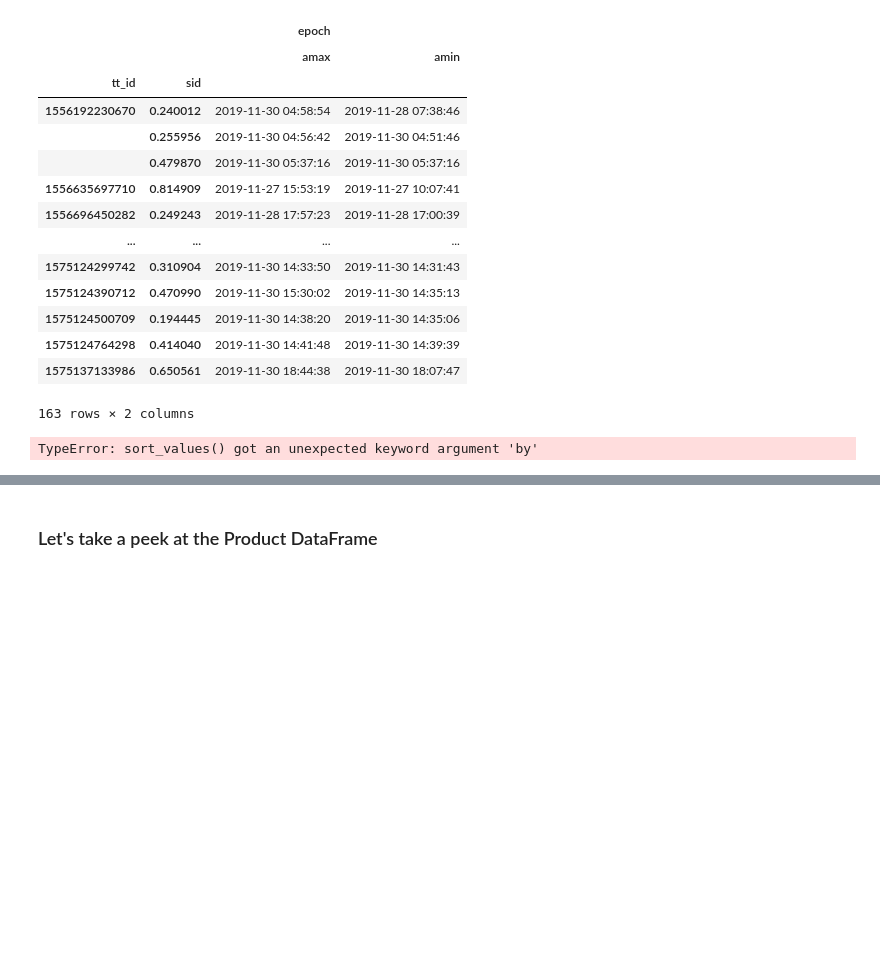
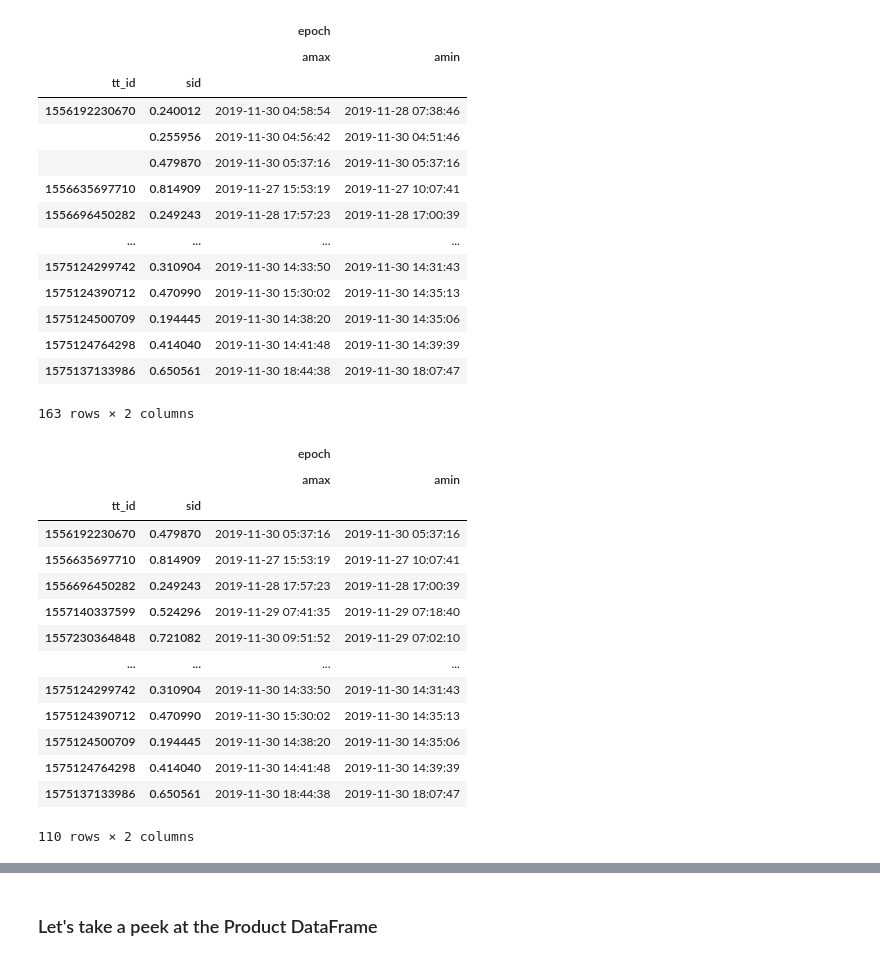
Before and after one commit to cs145442/pet-projects, a Jupyter notebook: yfret/segmenting-users-based-on-browsing-activity.ipynb, the cells around one changed output, grey strips where cells are left out. Cells and saved outputs as stored; diff of their text form; code cells hidden in the pictures; blank space fills up the shorter version.

```diff
--- a/yfret/segmenting-users-based-on-browsing-activity.ipynb
+++ b/yfret/segmenting-users-based-on-browsing-activity.ipynb
@@ -103,9 +103,23 @@ event_df[event_df['tt_id'].isin(user_placed_order)].sort_values(by='epoch', asce
 # %%
 # Time difference between when user starts viewing and ends up placing the order, for only the sessions when they placed the order
 event_df_placed_order = event_df[event_df['tt_id'].isin(user_placed_order)]
-event_df_placed_order['sid'].isin(sid_placed_order).sort_values(by='epoch', ascending=True).groupby(['tt_id', 'sid']).agg({'epoch': [np.max, np.min]})
+event_df_placed_order[event_df_placed_order['sid'].isin(sid_placed_order)].sort_values(by='epoch', ascending=True).groupby(['tt_id', 'sid']).agg({'epoch': [np.max, np.min]})
 # %% [output]
+|  |  | epoch |  |
+|  |  | amax | amin |
+| tt_id | sid |  |  |
+| 1556192230670 | 0.479870 | 2019-11-30 05:37:16 | 2019-11-30 05:37:16 |
+| 1556635697710 | 0.814909 | 2019-11-27 15:53:19 | 2019-11-27 10:07:41 |
+| 1556696450282 | 0.249243 | 2019-11-28 17:57:23 | 2019-11-28 17:00:39 |
+| 1557140337599 | 0.524296 | 2019-11-29 07:41:35 | 2019-11-29 07:18:40 |
+| 1557230364848 | 0.721082 | 2019-11-30 09:51:52 | 2019-11-29 07:02:10 |
+| ... | ... | ... | ... |
+| 1575124299742 | 0.310904 | 2019-11-30 14:33:50 | 2019-11-30 14:31:43 |
+| 1575124390712 | 0.470990 | 2019-11-30 15:30:02 | 2019-11-30 14:35:13 |
+| 1575124500709 | 0.194445 | 2019-11-30 14:38:20 | 2019-11-30 14:35:06 |
+| 1575124764298 | 0.414040 | 2019-11-30 14:41:48 | 2019-11-30 14:39:39 |
+| 1575137133986 | 0.650561 | 2019-11-30 18:44:38 | 2019-11-30 18:07:47 |
-TypeError: sort_values() got an unexpected keyword argument 'by'
+110 rows × 2 columns
 # %%
 # Looking at the user activity for the tt_id '1575137133986'
 event_df[event_df['tt_id'].isin([1575137133986])].sort_values(by='epoch', ascending=True)
```
